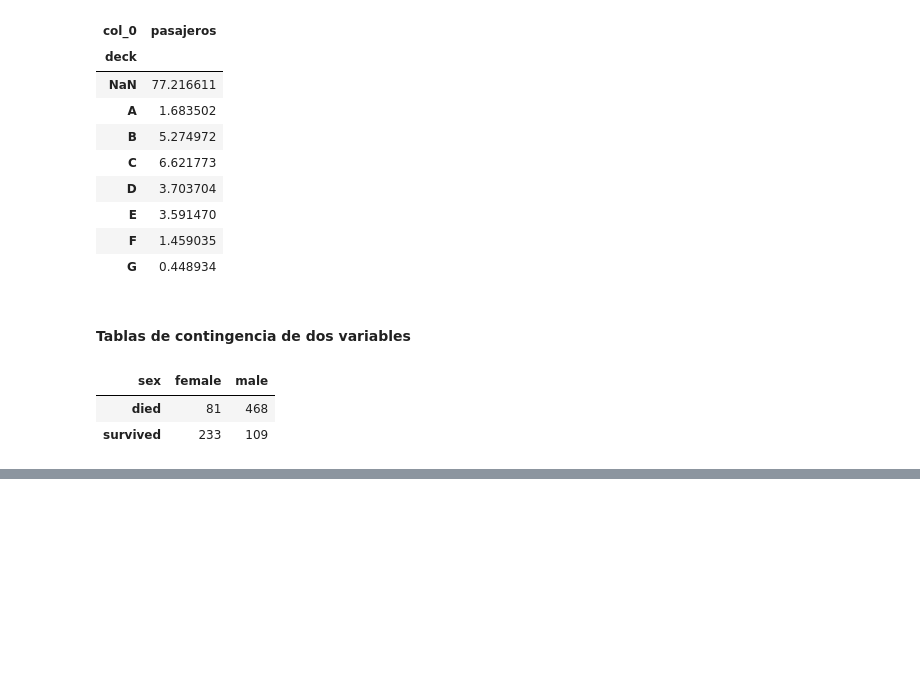
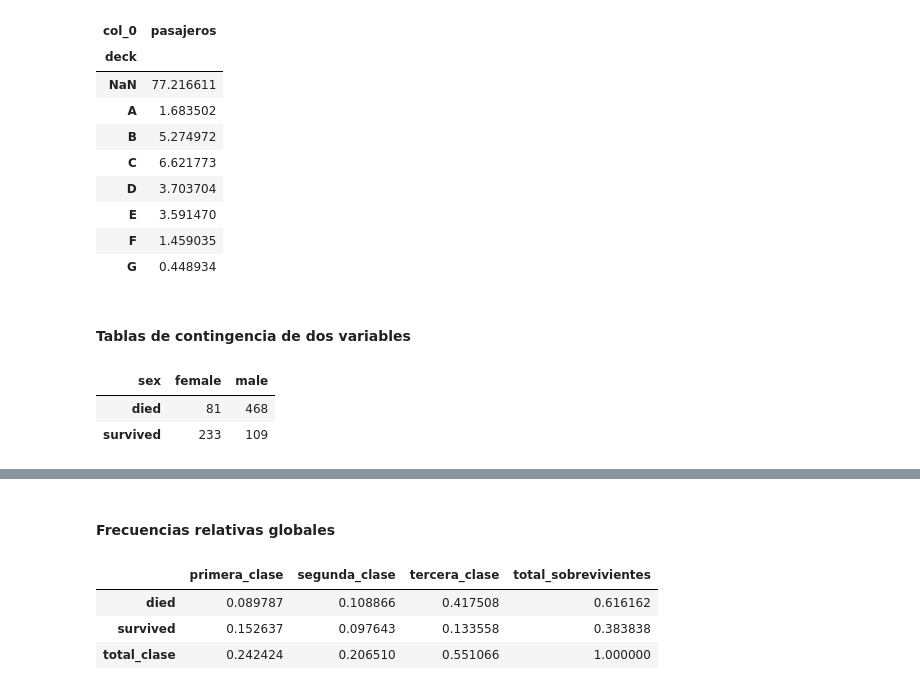
Before and after one commit to sebastian9610/Frogames, a Jupyter notebook: Estadistica-Descriptiva-RStudio-y-Python/EstDescriptiva-Datos-Cualitativos/Apuntes-Cualitativos.ipynb, the cells around one changed output, grey strips where cells are left out. Saved outputs shown, nothing was run; the diff lists cells and outputs as text; code cells hidden in the pictures; blank space fills up the shorter version.

```diff
--- a/Estadistica-Descriptiva-RStudio-y-Python/EstDescriptiva-Datos-Cualitativos/Apuntes.ipynb
+++ b/Estadistica-Descriptiva-RStudio-y-Python/EstDescriptiva-Datos-Cualitativos/Apuntes-Cualitativos.ipynb
@@ -109,0 +120,9 @@ df_survived_sex
+# %% [markdown]
+#### Frecuencias relativas globales
+# %%
+df_survived_class / df_survived_class.loc['total_clase', 'total_sobrevivientes']
+# %% [output]
+|  | primera_clase | segunda_clase | tercera_clase | total_sobrevivientes |
+| died | 0.089787 | 0.108866 | 0.417508 | 0.616162 |
+| survived | 0.152637 | 0.097643 | 0.133558 | 0.383838 |
+| total_clase | 0.242424 | 0.206510 | 0.551066 | 1.000000 |
```
Also changed, not shown: parts of 9 cells of this notebook, 1 other file.
